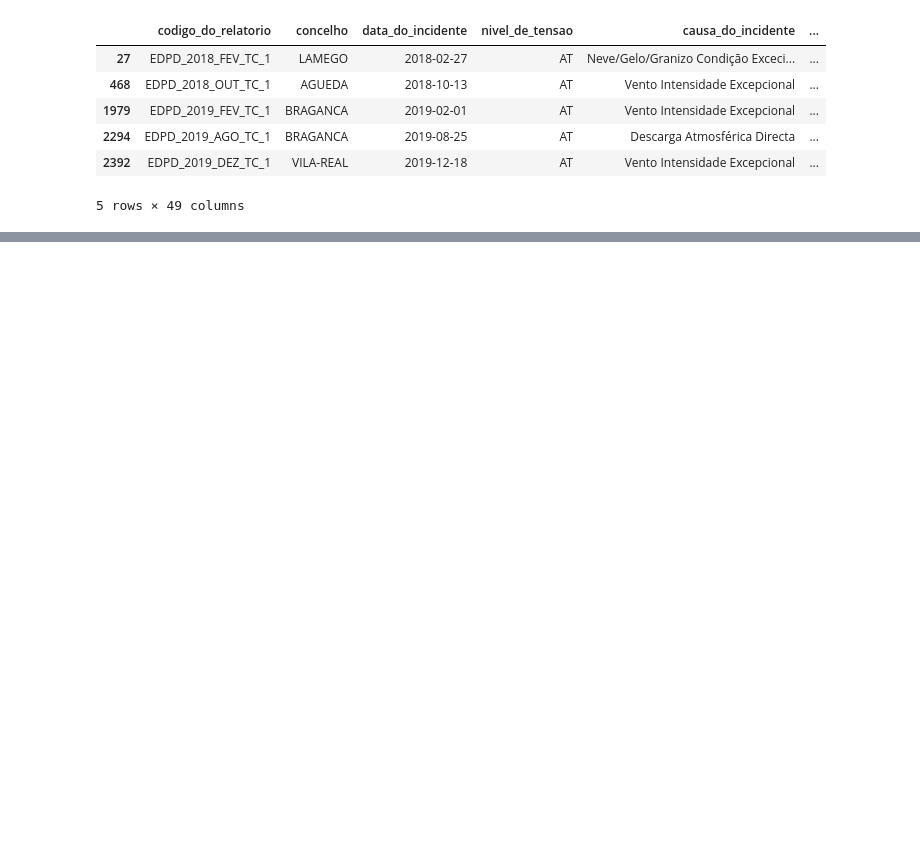
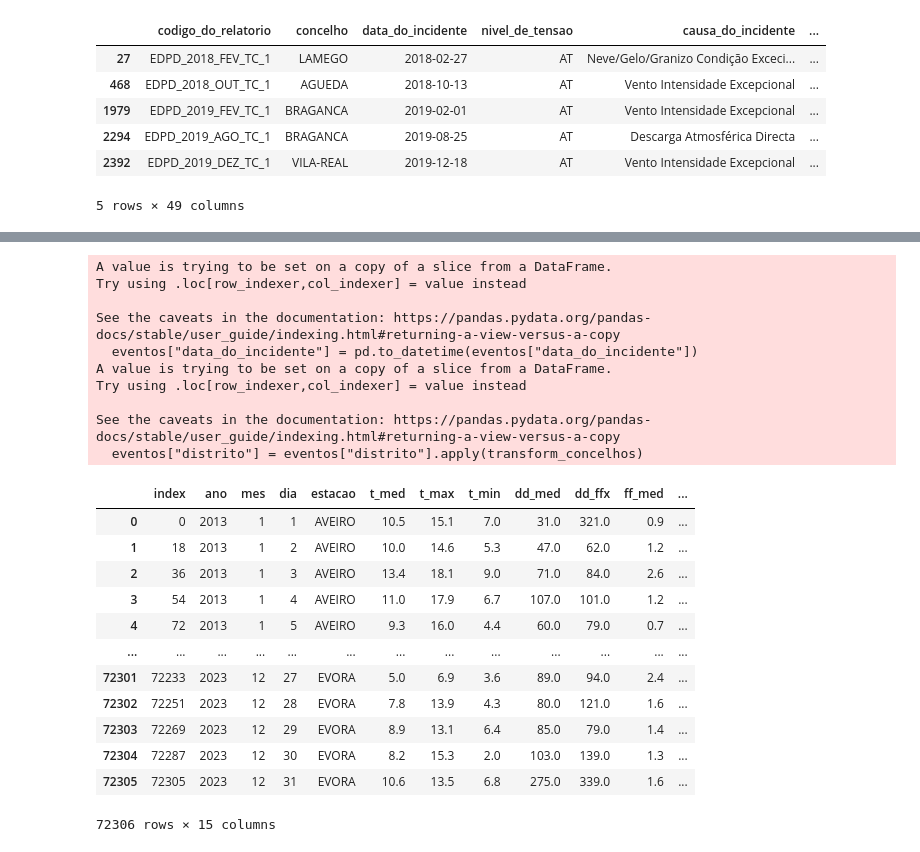
Before and after one commit to Vullkano/pfacd, a Jupyter notebook: src/analise/analise_rapido_dados_finais.ipynb, the cells around one changed output, grey strips where cells are left out. Cells and saved outputs as stored; diff of their text form; code cells hidden in the pictures; blank space fills up the shorter version.

Commit message:
eventos sem altutude

```diff
--- a/src/analise/analise_rapido_dados_finais.ipynb
+++ b/src/analise/analise_rapido_dados_finais.ipynb
@@ -524,5 +515,11 @@ eventos.loc[eventos_missing.index]
 # %%
 eventos_inputation_complete.to_feather(here("data/before_pcas.feather"))
 # %%
-# TODO add imputated temperature values
-# TODO 360 that degree thing
+# sen and cos altura do ano e altura do mes
+import numpy as np
+from skimpy import skim
+eventos["sen_ano"] = np.sin(2*np.pi*eventos.ano/365)
+eventos["cos_ano"] = np.cos(2*np.pi*eventos.ano/365)
+eventos["sen_mes"] = np.sin(2*np.pi*eventos.mes/30)
+eventos["cos_mes"] = np.cos(2*np.pi*eventos.mes/30)
+skim(eventos)
@@ -546,0 +566,4 @@ Index(['codigo_do_relatorio', 'concelho', 'data_do_incidente',
+# %%
+# juntar dados imputados
+ipma_interpolated = clean_names(feather.read_feather(here("data/dados_ipma/dados_ipma_imputado.feather")))
+skim(ipma_interpolated)
@@ -546,0 +588,34 @@ Index(['codigo_do_relatorio', 'concelho', 'data_do_incidente',
+# %%
+from unidecode import unidecode
+def transform_concelhos(x):
+  return unidecode(x).upper().replace(' ', '-')
+
+eventos["data_do_incidente"] = pd.to_datetime(eventos["data_do_incidente"])
+eventos["distrito"] = eventos["distrito"].apply(transform_concelhos)
+# ipma_interpolated = impa_interpolated[impa_interpolated.date >= eventos.data_do_incidente.min()]
+ipma_interpolated["estacao"] = ipma_interpolated["estacao"].apply(transform_concelhos)
+ipma_interpolated
+# %% [output]
+A value is trying to be set on a copy of a slice from a DataFrame.
+Try using .loc[row_indexer,col_indexer] = value instead
+
+See the caveats in the documentation: https://pandas.pydata.org/pandas-docs/stable/user_guide/indexing.html#returning-a-view-versus-a-copy
+  eventos["data_do_incidente"] = pd.to_datetime(eventos["data_do_incidente"])
+A value is trying to be set on a copy of a slice from a DataFrame.
+Try using .loc[row_indexer,col_indexer] = value instead
+
+See the caveats in the documentation: https://pandas.pydata.org/pandas-docs/stable/user_guide/indexing.html#returning-a-view-versus-a-copy
+  eventos["distrito"] = eventos["distrito"].apply(transform_concelhos)
+|  | index | ano | mes | dia | estacao | t_med | t_max | t_min | dd_med | dd_ffx | ff_med | ... |
+| 0 | 0 | 2013 | 1 | 1 | AVEIRO | 10.5 | 15.1 | 7.0 | 31.0 | 321.0 | 0.9 | ... |
+| 1 | 18 | 2013 | 1 | 2 | AVEIRO | 10.0 | 14.6 | 5.3 | 47.0 | 62.0 | 1.2 | ... |
+| 2 | 36 | 2013 | 1 | 3 | AVEIRO | 13.4 | 18.1 | 9.0 | 71.0 | 84.0 | 2.6 | ... |
+| 3 | 54 | 2013 | 1 | 4 | AVEIRO | 11.0 | 17.9 | 6.7 | 107.0 | 101.0 | 1.2 | ... |
+| 4 | 72 | 2013 | 1 | 5 | AVEIRO | 9.3 | 16.0 | 4.4 | 60.0 | 79.0 | 0.7 | ... |
+| ... | ... | ... | ... | ... | ... | ... | ... | ... | ... | ... | ... | ... |
+| 72301 | 72233 | 2023 | 12 | 27 | EVORA | 5.0 | 6.9 | 3.6 | 89.0 | 94.0 | 2.4 | ... |
+| 72302 | 72251 | 2023 | 12 | 28 | EVORA | 7.8 | 13.9 | 4.3 | 80.0 | 121.0 | 1.6 | ... |
+| 72303 | 72269 | 2023 | 12 | 29 | EVORA | 8.9 | 13.1 | 6.4 | 85.0 | 79.0 | 1.4 | ... |
+| 72304 | 72287 | 2023 | 12 | 30 | EVORA | 8.2 | 15.3 | 2.0 | 103.0 | 139.0 | 1.3 | ... |
+| 72305 | 72305 | 2023 | 12 | 31 | EVORA | 10.6 | 13.5 | 6.8 | 275.0 | 339.0 | 1.6 | ... |
+72306 rows × 15 columns
```
Also changed, not shown: parts of 10 cells of this notebook, 1 other file.
